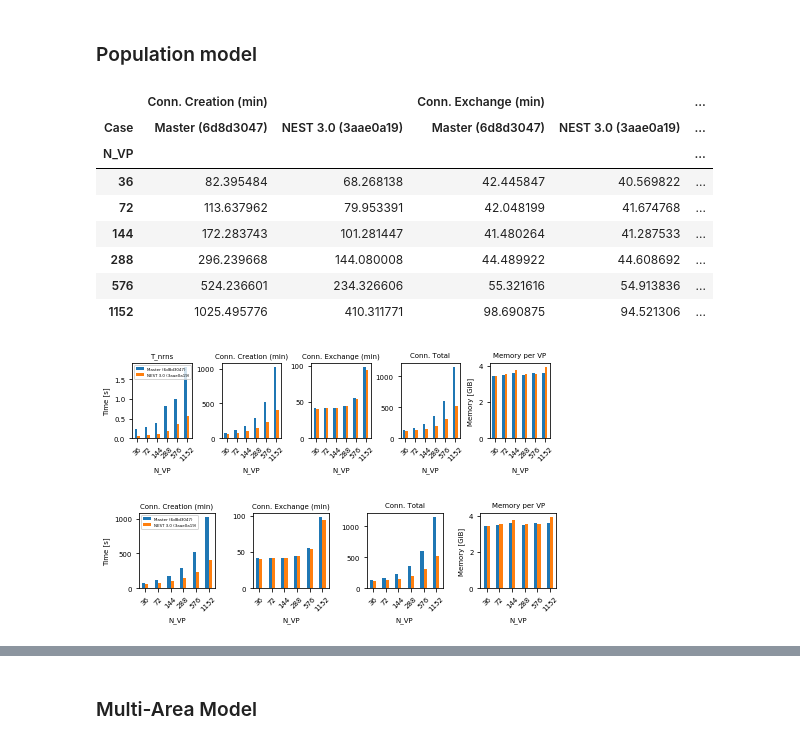
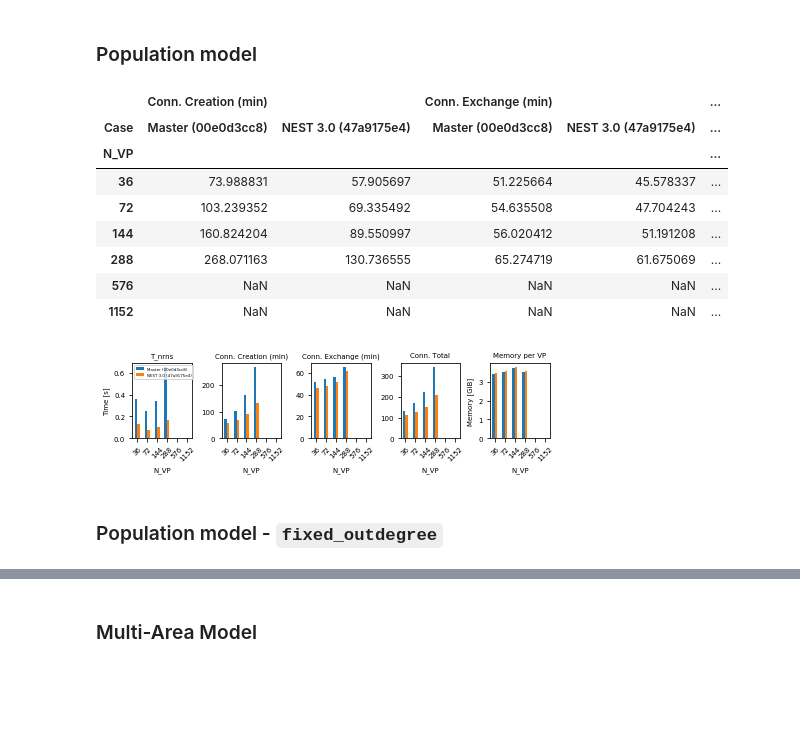
Before and after one commit to INM-6/beNNch, a Jupyter notebook: results/NEST_3_0_benchmark_results/NEST_3_0_benchmarks.ipynb, the cells around one changed output, grey strips where cells are left out. Drawn from its saved outputs; the diff is of its cells as text; code cells hidden in the pictures; blank space fills up the shorter version.

```diff
--- a/results/NEST_3_0_benchmark_results/NEST_3_0_benchmarks.ipynb
+++ b/results/NEST_3_0_benchmark_results/NEST_3_0_benchmarks.ipynb
@@ -23,6 +23,12 @@ plt.rcParams.update({'figure.figsize': plotsize_subplots,
 # %%
 def calculate_T_conn_and_memory(df):
     """Calculate T_conn and memory_per_vp"""
+
+    # For MAM, T_conns is divided into T_network_global and T_connect:
+    if 'T_conns_min' not in list(df) and 'T_network_global_min' in list(df):
+        df['T_conns_min'] = df['T_network_global_min'] + df['T_connect_min']
+        df['T_conns_max'] = df['T_network_global_max'] + df['T_connect_max']
+
     df['T_bld_xn'] = df['T_conns_min'] + df['T_ini_max']
     df['T_bld_nx'] = df['T_conns_max'] + df['T_ini_min']
     df['Conn. Total']   = df[['T_bld_xn', 'T_bld_nx']].min(axis=1)
@@ -168,31 +173,30 @@ hpc_p
 # %% [markdown]
 ### Population model
 # %%
-population_m = pd.read_csv('results/population_model_6d8d3047_daint_in.csv')
-population_m['Case'] = ['Master (6d8d3047)'] * len(population_m)
-population_3 = pd.read_csv('results/population_model_3_0_daint_in.csv')
-population_3['Case'] = ['NEST 3.0 (3aae0a19)'] * len(population_m)
+population_m = pd.read_csv('results/population_model_00e0d3cc8_daint_in.csv')
+population_m['Case'] = ['Master (00e0d3cc8)'] * len(population_m)
+population_3 = pd.read_csv('results/population_model_3_0_47a9175e4_daint_in.csv')
+population_3['Case'] = ['NEST 3.0 (47a9175e4)'] * len(population_m)
 
 population = pd.concat([population_m, population_3])
 
 population = calculate_T_conn_and_memory(population)
 population_p = plot_compare(population, 'figures/population_model_weak_scaling.pdf',
                             ['T_nrns', 'Conn. Creation (min)', 'Conn. Exchange (min)', 'Conn. Total',
                              'Memory per VP'],
                             plot_T_sim=False, legend_loc='upper left')
-population_p = plot_compare(population, 'figures/population_model_weak_scaling.svg',
-                            plot_T_sim=False, legend_loc='upper left')
 
 population_p
 # %% [output]
 |  | Conn. Creation (min) |  | Conn. Exchange (min) |  | ... |
-| Case | Master (6d8d3047) | NEST 3.0 (3aae0a19) | Master (6d8d3047) | NEST 3.0 (3aae0a19) | ... |
+| Case | Master (00e0d3cc8) | NEST 3.0 (47a9175e4) | Master (00e0d3cc8) | NEST 3.0 (47a9175e4) | ... |
 | N_VP |  |  |  |  | ... |
-| 36 | 82.395484 | 68.268138 | 42.445847 | 40.569822 | ... |
-| 72 | 113.637962 | 79.953391 | 42.048199 | 41.674768 | ... |
-| 144 | 172.283743 | 101.281447 | 41.480264 | 41.287533 | ... |
-| 288 | 296.239668 | 144.080008 | 44.489922 | 44.608692 | ... |
-| 576 | 524.236601 | 234.326606 | 55.321616 | 54.913836 | ... |
-| 1152 | 1025.495776 | 410.311771 | 98.690875 | 94.521306 | ... |
+| 36 | 73.988831 | 57.905697 | 51.225664 | 45.578337 | ... |
+| 72 | 103.239352 | 69.335492 | 54.635508 | 47.704243 | ... |
+| 144 | 160.824204 | 89.550997 | 56.020412 | 51.191208 | ... |
+| 288 | 268.071163 | 130.736555 | 65.274719 | 61.675069 | ... |
+| 576 | NaN | NaN | NaN | NaN | ... |
+| 1152 | NaN | NaN | NaN | NaN | ... |
-[figure, old version]
+[figure, new version]
-[figure, removed]
+# %% [markdown]
+### Population model - `fixed_outdegree`
```
Also changed, not shown: parts of 8 cells of this notebook, 24 other files.
